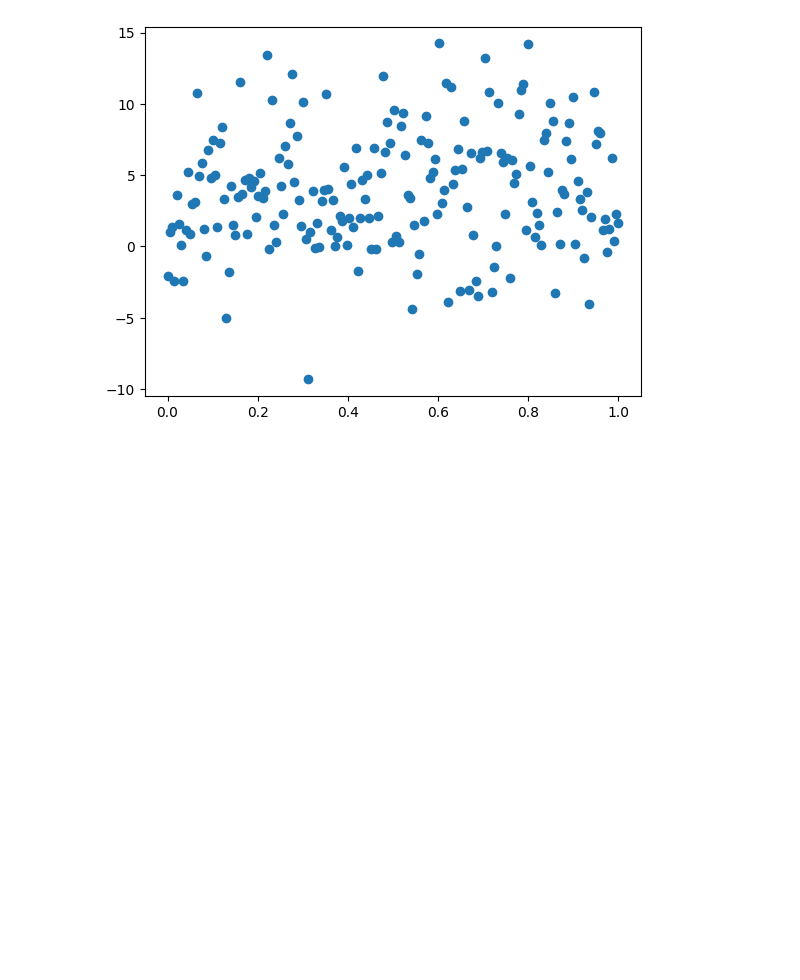
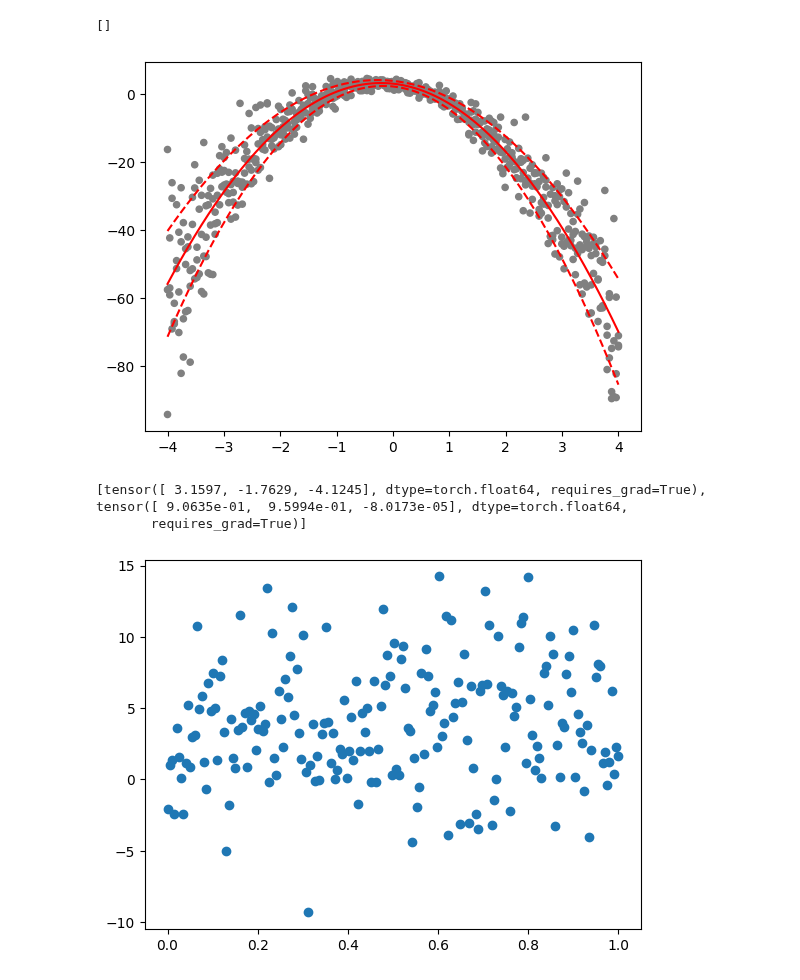
Before and after one commit to Miralleyan/Kandidatarbete, a Jupyter notebook: Optimizer/normal_linear_combination.ipynb, the cells around one changed output. Drawn from its saved outputs; the diff is of its cells as text; code cells hidden in the pictures; blank space fills up the shorter version.

Commit message:
Can sample data now

```diff
--- a/Optimizer/normal_linear_combination.ipynb
+++ b/Optimizer/normal_linear_combination.ipynb
@@ -60,25 +60,6 @@ mu = beta[0].detach().numpy()
 sigma = beta[1].detach().numpy()
 plt.show()
 plt.scatter(x,y)
-y = []
-sigma_upper = []
-sigma_lower = []
-def sigma_2_regular_exp(sigma, h_x):
-    return ((sigma * h_x)**2).sum()
-for i in range(len(x)):
-    h_x = [h_i.item() for h_i in h_all[i]]
-    y.append(m(mu, h_x))
-    sigma_upper.append(y[-1] + sigma_2_regular_exp(sigma, h_x))
-    sigma_lower.append(y[-1] - sigma_2_regular_exp(sigma, h_x))
-plt.plot(x, y, 'r-')
-plt.plot(x, sigma_upper, 'r--')
-plt.plot(x, sigma_lower, 'r--')
-# plt.plot(x, m(x)-*sigma[0], 'r--')
-# plt.plot(x, mu[2]*x**2+mu[1]*x+mu[0]+2*sigma[0], 'r--')
-#plt.plot(x, (aMax-aVar**0.5)*x**2+bMax*x+cMax, 'r--')
-#plt.plot(x, (aMax+aVar**0.5)*x**2+bMax*x+cMax, 'r--')
-plt.show()
-print(beta)
 # %% [output]
 [figure]
 0 tensor([ 0.1000, -0.1000, -0.1000], dtype=torch.float64, requires_grad=True) tensor([1.1000, 0.9000, 0.9000], dtype=torch.float64, requires_grad=True)
@@ -104,3 +84,37 @@ print(beta)
+# %%
+
+y_new = []
+sigma_upper = []
+sigma_lower = []
+generated_data = []
+sample_x = []
+sample_y = []
+def sigma_2_regular_exp(sigma, h_x):
+    return ((sigma * h_x)**2).sum()
+for i in range(len(x)):
+    h_x = [h_i.item() for h_i in h_all[i]]
+    y_new.append(m(mu, h_x))
+    s = sigma_2_regular_exp(sigma, h_x)
+    sigma_upper.append(y_new[-1] + s)
+    sigma_lower.append(y_new[-1] - s)
+    n = 3
+    sample = torch.normal(float(y_new[-1]), float(s), size = (1, n))
+    for j in range(n):
+        sample_x.append(x[i].item())
+        sample_y.append(sample[0][j].item())
+markersize = 20
+#plt.scatter(x, y, sizes=[markersize]*len(x))
+plt.scatter(sample_x, sample_y, color=['gray']*len(sample_x), sizes=[markersize]*len(sample_x))
+plt.plot(x, y_new, 'r-')
+plt.plot(x, sigma_upper, 'r--')
+plt.plot(x, sigma_lower, 'r--')
+plt.show()
+print(beta)
+# %% [output]
+[]
+[figure, added]
+[tensor([ 3.1597, -1.7629, -4.1245], dtype=torch.float64, requires_grad=True), tensor([ 9.0635e-01,  9.5994e-01, -8.0173e-05], dtype=torch.float64,
+       requires_grad=True)]
 # %%
 
 torch.manual_seed(1)
```
Also changed, not shown: parts of 1 cell of this notebook.
